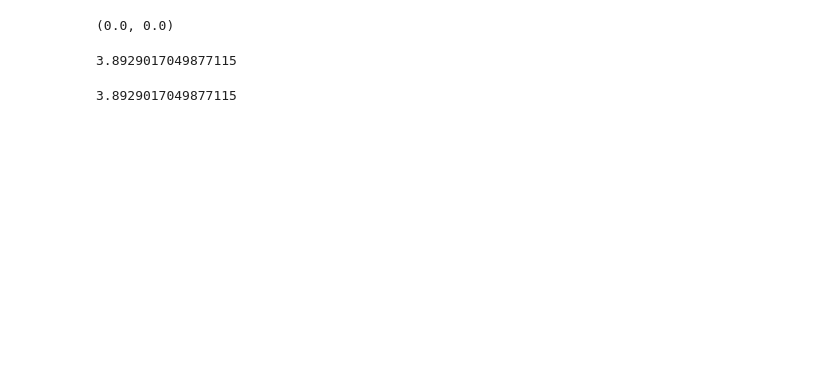
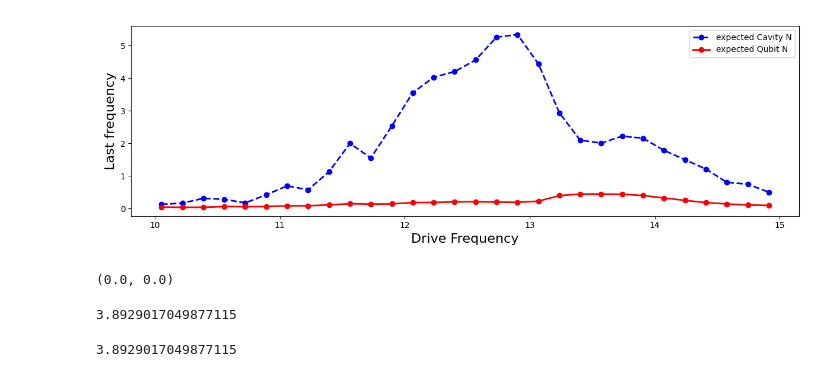
Before and after one commit to PITT-HATLAB/qubitSpec_unitTesting, a Jupyter notebook: main.ipynb, the cells around one changed output. Saved outputs shown, nothing was run; the diff lists cells and outputs as text; code cells hidden in the pictures; blank space fills up the shorter version.

Commit message:
test range of freq for mesolve

```diff
--- a/main.ipynb
+++ b/main.ipynb
@@ -147,3 +184,17 @@ e.solveshow()
+# %%
+
+
+#master solve now will automatically cycle through different frequencies and output plot with the last value of the mesolve equation
+e = Experiment()
+e.masterSolve()
+
+#experiemnt take a model and initiates experiment class with those values now can use those values to run experiments probably
+
+# todo
+# model generate many models to test
+# time domain -> grab last ValueError
+# %% [output]
+[figure, added]
 # %%
 N =  10 # should be much larger than average photon occupancy (>x10)
 # but as increase N sim will be slower -> decrease drive amplitudes
```
Also changed, not shown: parts of 5 cells of this notebook.
